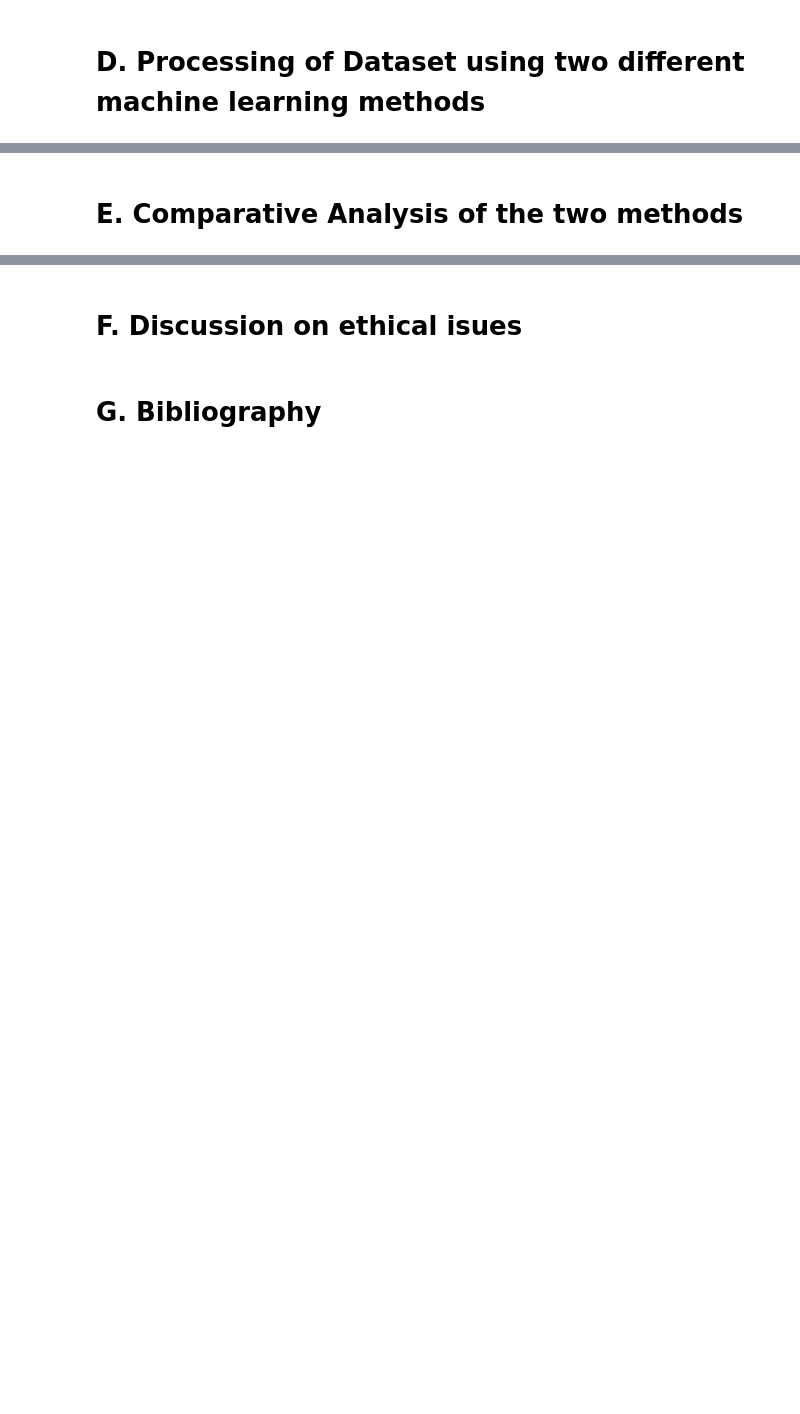
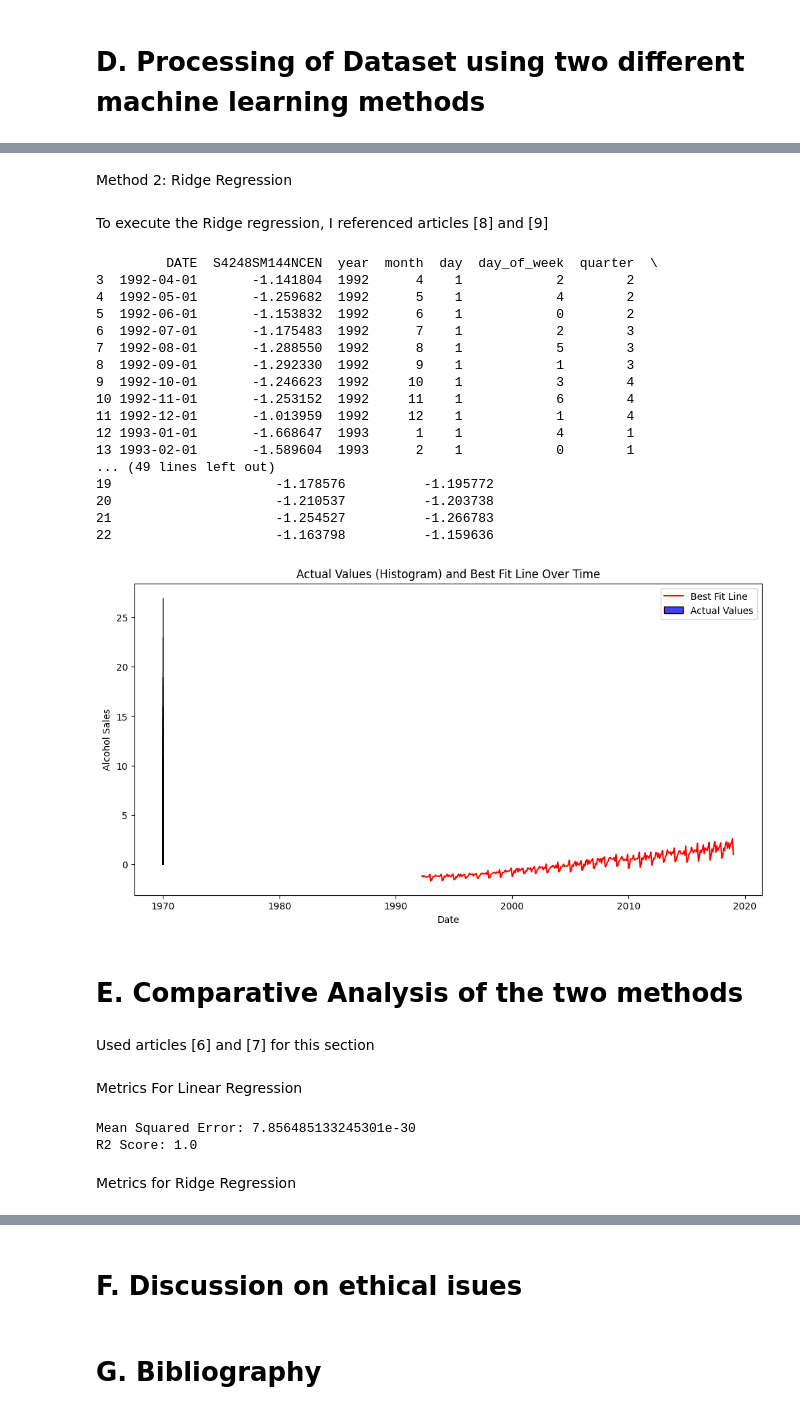
Before and after one commit to kaylaolivo/TermProject, a Jupyter notebook: KaylaandHariraj_Dataset3.ipynb, the cells around one changed output, grey strips where cells are left out. Drawn from its saved outputs; the diff is of its cells as text; code cells hidden in the pictures; blank space fills up the shorter version.

```diff
--- a/KaylaandHariraj_Dataset3.ipynb
+++ b/KaylaandHariraj_Dataset3.ipynb
@@ -176,2 +221,66 @@ Method 1: Least Squares Regression
+# %% [markdown]
+Method 2: Ridge Regression
+# %% [markdown]
+To execute the Ridge regression, I referenced articles [8] and [9]
+# %%
+c =[0.1, 1.0, 10.0]
+ridge_cv = RidgeCV(alphas = c, store_cv_values=True)
+ridge_cv.fit(X, y)
+best_c = ridge_cv.alpha_
+ridge = RidgeCV(alphas = [best_c])
+ridge.fit(X, y)
+cv_results = cross_val_score(ridge, X, y, cv=5)  # You can adjust the number of folds (cv) as needed
+average_cv_score = cv_results.mean()
+df_alcohol_sales['ridge_predictions'] = ridge.predict(X)
+print(df_alcohol_sales.head(20))
+
+fig, ax = plt.subplots(figsize=(12, 6))
+
+sns.histplot(df_alcohol_sales['S4248SM144NCEN'], bins=30, kde=False, color='blue', label='Actual Values', ax=ax)
+
+sns.lineplot(x=df_alcohol_sales['DATE'], y=df_alcohol_sales['ridge_predictions'], color='red', label='Best Fit Line', ax=ax)
+
+plt.xlabel('Date')
+plt.ylabel('Alcohol Sales')
+plt.title('Actual Values (Histogram) and Best Fit Line Over Time')
+
+plt.legend()
+plt.show()
+# %% [output]
+         DATE  S4248SM144NCEN  year  month  day  day_of_week  quarter  \
+3  1992-04-01       -1.141804  1992      4    1            2        2
+4  1992-05-01       -1.259682  1992      5    1            4        2
+5  1992-06-01       -1.153832  1992      6    1            0        2
+6  1992-07-01       -1.175483  1992      7    1            2        3
+7  1992-08-01       -1.288550  1992      8    1            5        3
+8  1992-09-01       -1.292330  1992      9    1            1        3
+9  1992-10-01       -1.246623  1992     10    1            3        4
+10 1992-11-01       -1.253152  1992     11    1            6        4
+11 1992-12-01       -1.013959  1992     12    1            1        4
+12 1993-01-01       -1.668647  1993      1    1            4        1
+13 1993-02-01       -1.589604  1993      2    1            0        1
+... (49 lines left out)
+19                     -1.178576          -1.195772
+20                     -1.210537          -1.203738
+21                     -1.254527          -1.266783
+22                     -1.163798          -1.159636
+[figure, added]
 # %% [markdown]
 # E. Comparative Analysis of the two methods
+# %% [markdown]
+Used articles [6] and [7] for this section
+# %% [markdown]
+Metrics For Linear Regression
+# %%
+#Mean squared error
+mse = mean_squared_error(y, df_alcohol_sales['Linear Regression Prediction'])
+print(f'Mean Squared Error: {mse}')
+
+#R2 metric
+r2 = r2_score(y, df_alcohol_sales['Linear Regression Prediction'])
+print("R2 Score:", r2)
+# %% [output]
+Mean Squared Error: 7.856485133245301e-30
+R2 Score: 1.0
+# %% [markdown]
+Metrics for Ridge Regression
```
Also changed, not shown: parts of 7 cells of this notebook, 1 other file.
